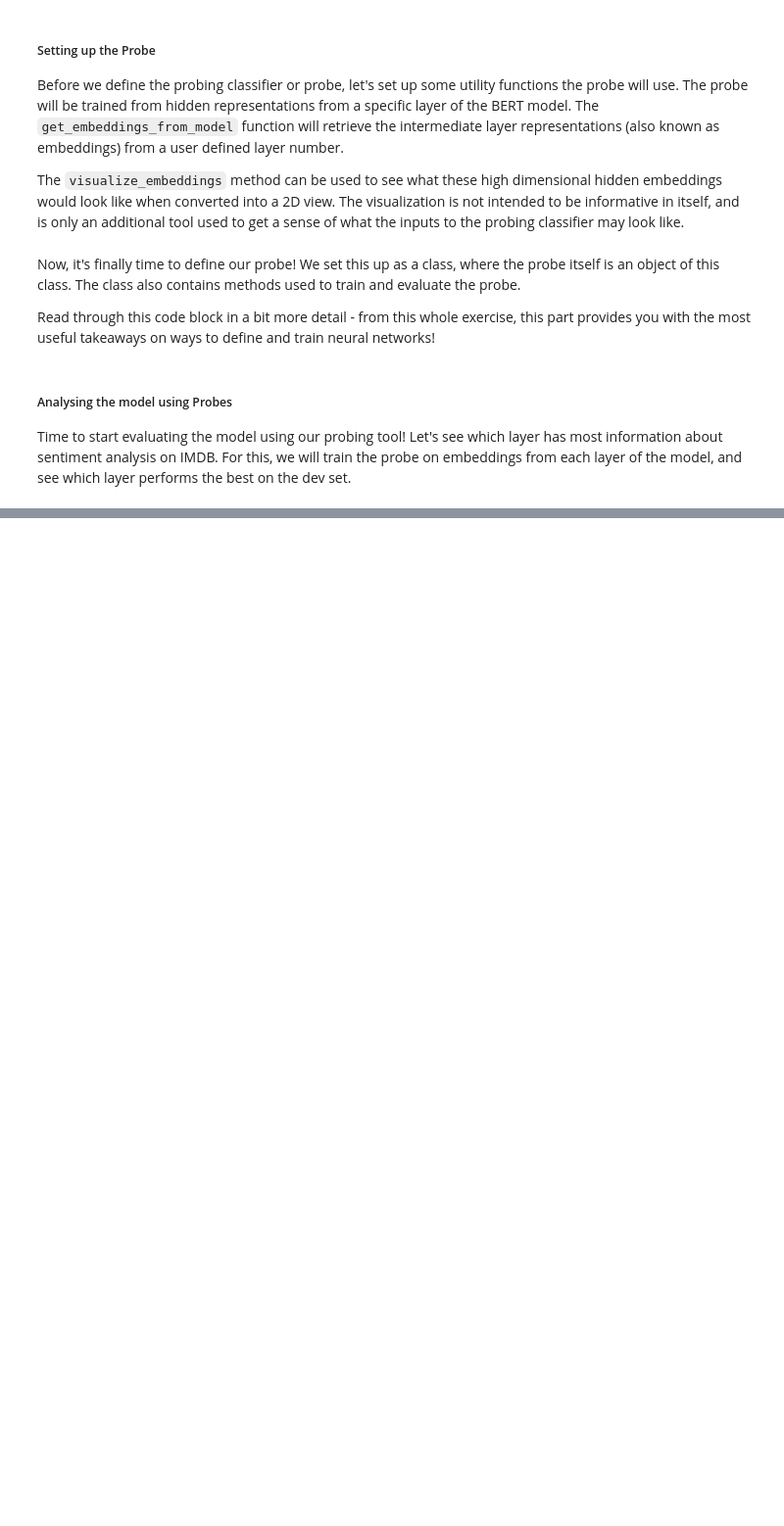
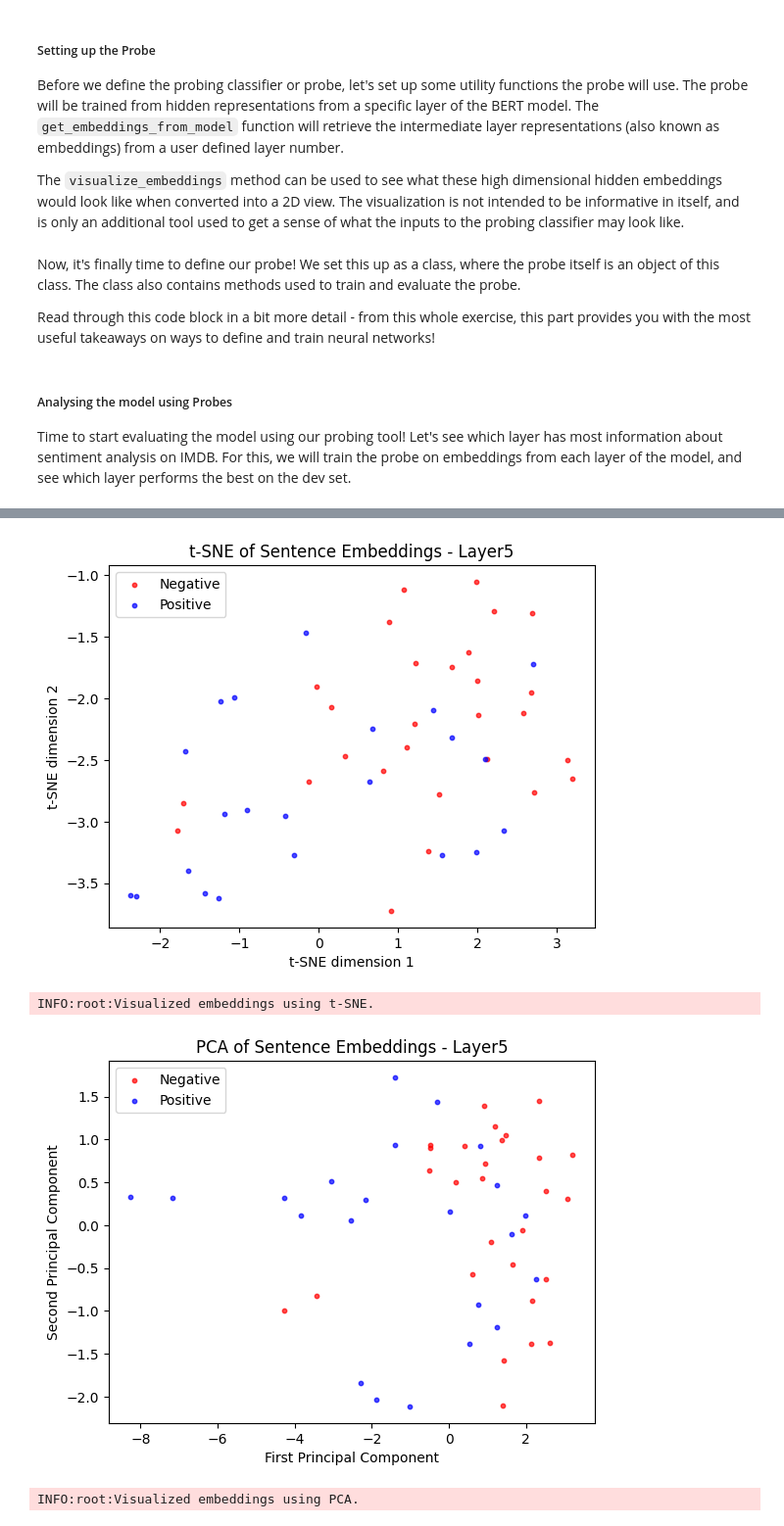
Before and after one commit to carpentries-incubator/fair-explainable-ml, a Jupyter notebook: code/5c-probes.ipynb, the cells around one changed output, grey strips where cells are left out. Shown at 98% size. Drawn from its saved outputs; the diff is of its cells as text; code cells hidden in the pictures; blank space fills up the shorter version.

```diff
--- a/code/5c-probes.ipynb
+++ b/code/5c-probes.ipynb
@@ -99,7 +128,7 @@ The probe will be trained from hidden representations from a specific layer of t
 
 The `visualize_embeddings` method can be used to see what these high dimensional hidden embeddings would look like when converted into a 2D view. The visualization is not intended to be informative in itself, and is only an additional tool used to get a sense of what the inputs to the probing classifier may look like.
 # %%
-def get_embeddings_from_model(model: AutoModel, tokenizer: AutoTokenizer, layer_num: int, data: list[str]) -> torch.Tensor:
+def get_embeddings_from_model(model: AutoModel, tokenizer: AutoTokenizer, layer_num: int, data: list[str], batch_size : int) -> torch.Tensor:
     '''
     Get the embeddings from a model.
     :param model: The model to use. This is needed to get the embeddings.
@@ -111,21 +140,21 @@ def get_embeddings_from_model(model: AutoModel, tokenizer: AutoTokenizer, layer_
     logging.info(f'Getting embeddings from layer {layer_num} for {len(data)} samples...')
 
     # Batch the data for computational efficiency
-    batch_size = 32
     batch_num = 1
     for i in range(0, len(data), batch_size):
         batch = data[i:i+batch_size]
-        logging.info(f'Getting embeddings for batch {batch_num}...')
+        logging.debug(f'Getting embeddings for batch {batch_num}...')
         batch_num += 1
 
         # Tokenize the batch of data
-        inputs = tokenizer(batch, return_tensors='pt', padding=True, truncation=True)
+        inputs = tokenizer(batch, return_tensors='pt', padding=True, truncation=True, max_length=256)
 
         # Get the embeddings from the model
         outputs = model(**inputs, output_hidden_states=True)
 
         # Get the embeddings for the specific the layer
         embeddings = outputs.hidden_states[layer_num]
+        logging.debug(f'Extracted hidden states of shape {embeddings.shape}')
 
         # Concatenate the embeddings from each batch
         if i == 0:
@@ -136,7 +165,7 @@ def get_embeddings_from_model(model: AutoModel, tokenizer: AutoTokenizer, layer_
     logging.info(f'Got embeddings for {len(data)} samples from layer {layer_num}. Shape: {all_embeddings.shape}')
     return all_embeddings
 # %%
-def visualize_embeddings(embeddings: torch.Tensor, labels: list, layer_num: int, save_plot: bool = False) -> None:
+def visualize_embeddings(embeddings: torch.Tensor, labels: list, layer_num: int, visualization_method: str = 't-SNE', save_plot: bool = False) -> None:
     '''
     Visualize the embeddings using t-SNE.
     :param embeddings: The embeddings to visualize. Shape is N, L, D, where N is the number of samples, L is the length of the sequence, and D is the dimensionality of the embeddings.
@@ -152,9 +181,19 @@ def visualize_embeddings(embeddings: torch.Tensor, labels: list, layer_num: int,
     sentence_embeddings = sentence_embeddings.detach().numpy()
     labels = np.array(labels)
 
-    # Visualize the embeddings using t-SNE
-    tsne = TSNE(n_components=2, random_state=0)
-    embeddings_2d = tsne.fit_transform(sentence_embeddings)
+    assert visualization_method in ['t-SNE', 'PCA'], "visualization_method must be one of 't-SNE' or 'PCA'"
+
+    # Visualize the embeddings
+    if visualization_method == 't-SNE':
+        tsne = TSNE(n_components=2, random_state=0)
+        embeddings_2d = tsne.fit_transform(sentence_embeddings)
+        xlabel = 't-SNE dimension 1'
+        ylabel = 't-SNE dimension 2'
+    if visualization_method == 'PCA':
+        pca = PCA(n_components=2, random_state=0)
+        embeddings_2d = pca.fit_transform(sentence_embeddings)
+        xlabel = 'First Principal Component'
+        ylabel = 'Second Principal Component'
 
     negative_points = embeddings_2d[labels == 0]
     positive_points = embeddings_2d[labels == 1]
@@ -163,17 +202,17 @@ def visualize_embeddings(embeddings: torch.Tensor, labels: list, layer_num: int,
     fig, ax = plt.subplots()
     ax.scatter(negative_points[:, 0], negative_points[:, 1], label='Negative', color='red', marker='o', s=10, alpha=0.7)
     ax.scatter(positive_points[:, 0], positive_points[:, 1], label='Positive', color='blue', marker='o', s=10, alpha=0.7)
-    plt.xlabel('t-SNE dimension 1')
-    plt.ylabel('t-SNE dimension 2')
-    plt.title(f't-SNE of Sentence Embeddings - Layer{layer_num}')
+    plt.xlabel(xlabel)
+    plt.ylabel(ylabel)
+    plt.title(f'{visualization_method} of Sentence Embeddings - Layer{layer_num}')
     plt.legend()
 
     # Save the plot if needed, then display it
     if save_plot:
-        plt.savefig(f'tsne_layer_{layer_num}.png')
+        plt.savefig(f'{visualization_method}_layer_{layer_num}.png')
     plt.show()
 
-    logging.info('Visualized embeddings using t-SNE.')
+    logging.info(f'Visualized embeddings using {visualization_method}.')
 # %% [markdown]
 Now, it's finally time to define our probe! We set this up as a class, where the probe itself is an object of this class.
 The class also contains methods used to train and evaluate the probe.
@@ -370,0 +449,11 @@ plt.show()
+# %%
+layer_num = 5
+embeddings=get_embeddings_from_model(model, tokenizer, layer_num=layer_num, data=train_dataset['text'], batch_size=batch_size)
+labels=torch.tensor(train_dataset['label'],  dtype=torch.long).numpy().tolist()
+visualize_embeddings(embeddings=embeddings, labels=labels, layer_num=layer_num, visualization_method='t-SNE')
+visualize_embeddings(embeddings=embeddings, labels=labels, layer_num=layer_num, visualization_method='PCA')
+# %% [output]
+[figure, added]
+INFO:root:Visualized embeddings using t-SNE.
+[figure, added]
+INFO:root:Visualized embeddings using PCA.
```
Also changed, not shown: parts of 18 cells of this notebook, 1 other file.
